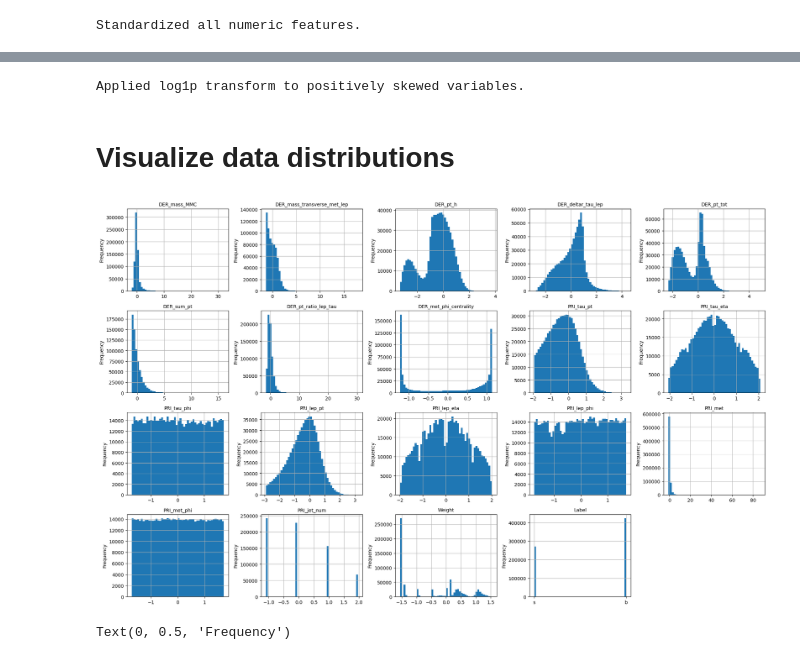
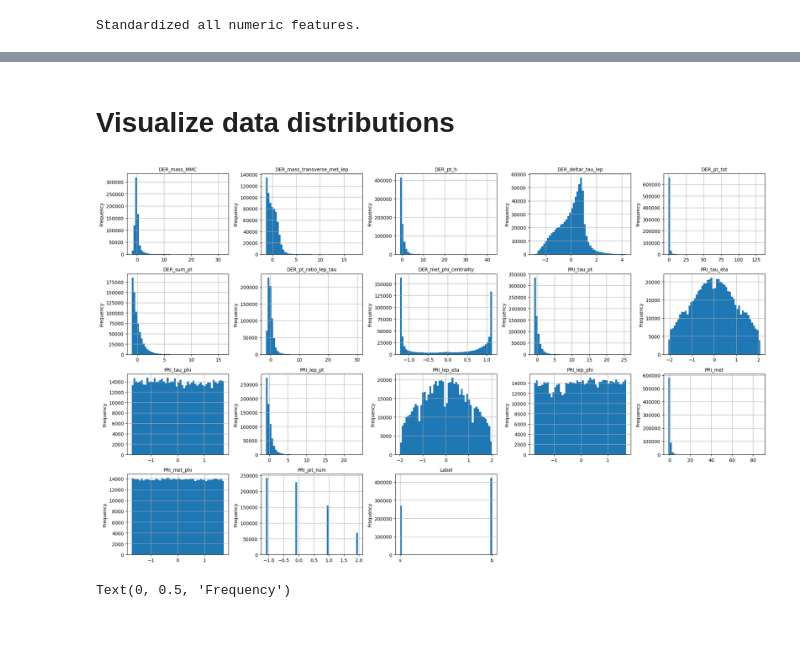
Before and after one commit to AimbotParce/MDS-AML-HiggsBosonATLAS, a Jupyter notebook: notebooks/bayesian-logistic-regression.ipynb, the cells around one changed output, grey strips where cells are left out. Saved outputs shown, nothing was run; the diff lists cells and outputs as text; code cells hidden in the pictures; blank space fills up the shorter version.

```diff
--- a/notebooks/bayesian-logistic-regression.ipynb
+++ b/notebooks/bayesian-logistic-regression.ipynb
@@ -125,6 +108,7 @@ df.reset_index(drop=True, inplace=True)
 # %%
 # Drop uninformative columns
-df = df.drop(["KaggleSet", "KaggleWeight"], axis=1)
+weights = df["Weight"]
+df = df.drop(["KaggleSet", "KaggleWeight", "Weight"], axis=1)
 # %% [markdown]
 ## Elimination of Redundant Variables
 - Highly correlated variables can cause multicollinearity and slow down Bayesian sampling.
@@ -174,9 +153,3 @@ Dropped 3 highly correlated (redundant) features:
-# %%
-jet_cols = [c for c in df.columns if "jet" in c and "pt" in c]
-if len(jet_cols) > 0:
-    df["total_jet_pt"] = df[jet_cols].sum(axis=1)
-    df["mean_jet_pt"] = df[jet_cols].mean(axis=1)
-    print("Added derived jet features: total_jet_pt, mean_jet_pt.")
 # %% [markdown]
 ## Normalization of Variables
 - Standardization (zero mean, unit variance) ensures comparable scales for all features.
@@ -197,29 +165,20 @@ Standardized all numeric features.
-# %%
-# Apply log1p transformation to positively skewed variables
-from scipy.stats import skew
-
-for c in num_features:
-    if skew(df[c].dropna()) > 1 and (df[c] > -1).all():
-        df[c] = np.log1p(df[c])
-print("Applied log1p transform to positively skewed variables.")
-# %% [output]
-Applied log1p transform to positively skewed variables.
 # %% [markdown]
 # Visualize data distributions
 # %%
-plt.figure(figsize=(20, 18))
+plt.figure(figsize=(20, 12))
 
 for i, column in enumerate(df.columns):
-    plt.subplot(6, 5, i + 1)
+    plt.subplot(4, 5, i + 1)
     df[column].hist(bins=50)
     plt.title(column, fontsize=10)
     plt.xlabel("")
     plt.ylabel("Frequency")
 
 plt.tight_layout()
+plt.savefig("../plots/histogram.png", dpi=300)
 plt.show()
 # %% [output]
-[figure, old version]
+[figure, new version]
 # %%
 plt.figure(figsize=(10, 4))
 plt.subplot(1, 2, 1)
```
Also changed, not shown: parts of 15 cells of this notebook, 5 other files.
